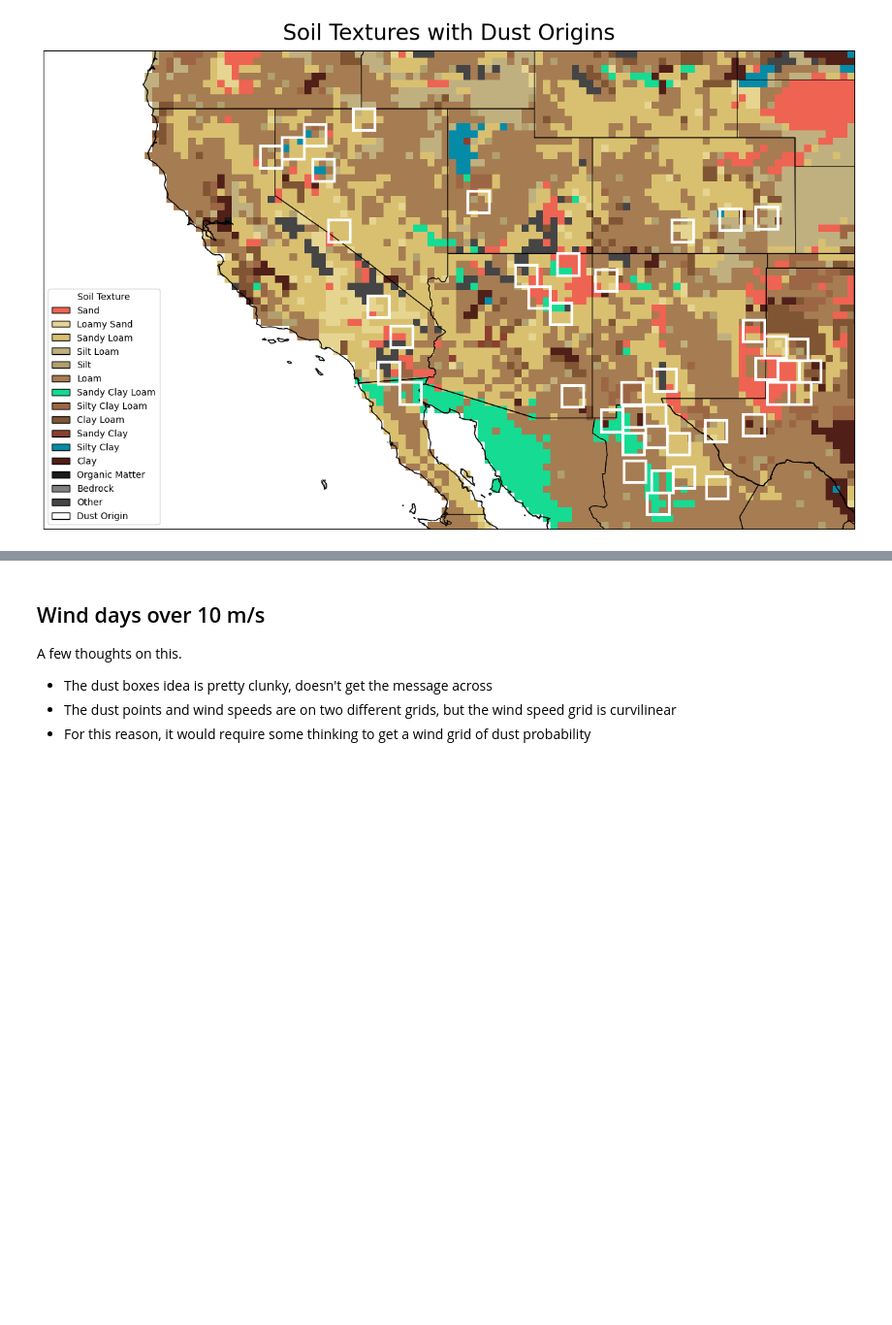
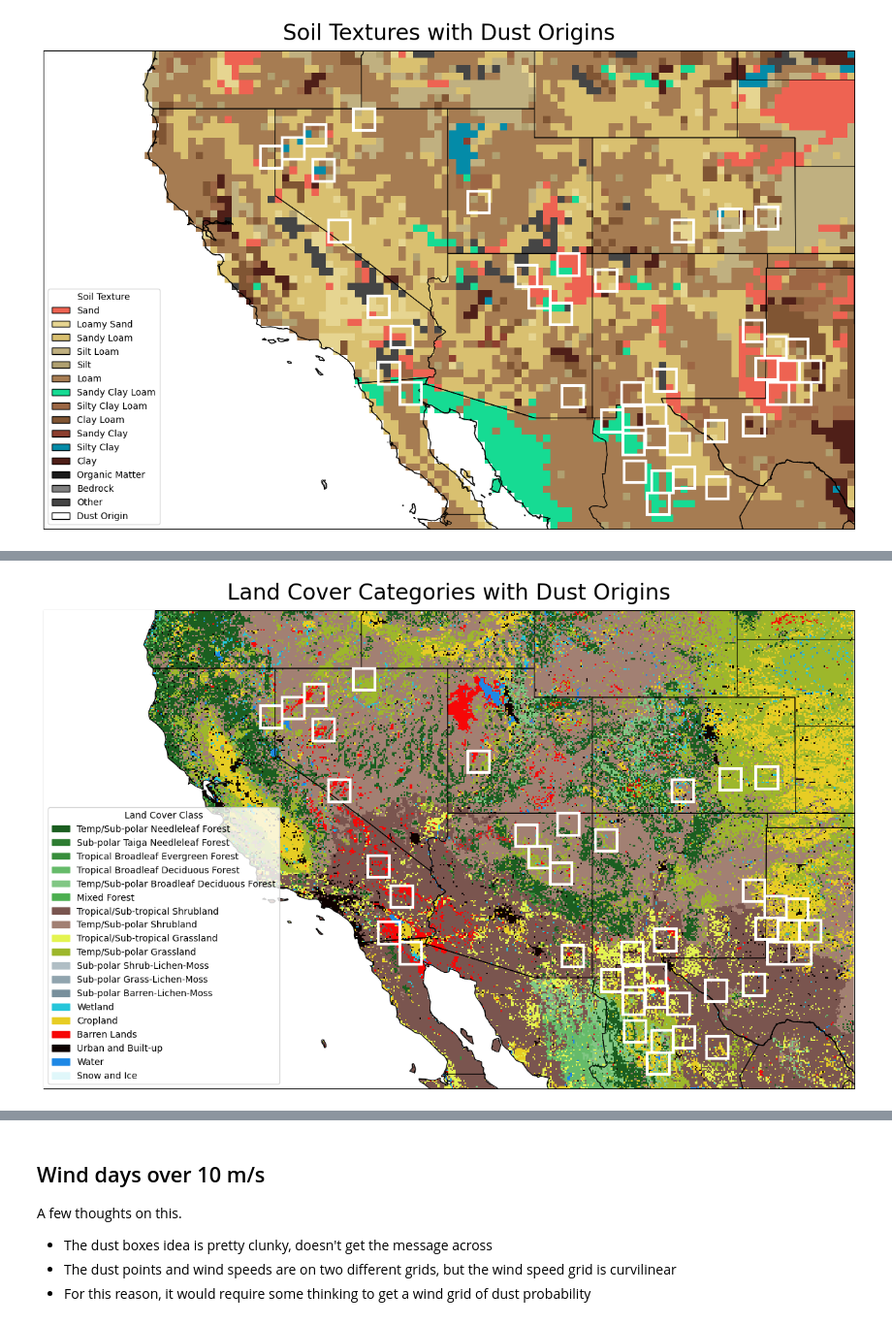
Before and after one commit to jesseturner/WLDAS_Analysis, a Jupyter notebook: ANALYSIS_map_figures.ipynb, the cells around one changed output, grey strips where cells are left out. Shown at 97% size. Drawn from its saved outputs; the diff is of its cells as text; code cells hidden in the pictures; blank space fills up the shorter version.

```diff
--- a/ANALYSIS_map_figures.ipynb
+++ b/ANALYSIS_map_figures.ipynb
@@ -316,55 +300,54 @@ def get_cec_land_cover_reprojection(cec_full, location_name):
 # %%
-def plot_land_cover_map(cec_ds, location_name):
+land_cover_dict, land_cover_colors, classes = common_functions.get_land_cover_features()
 
-    land_cover_dict, land_cover_colors, classes = common_functions.get_land_cover_features()
+codes = np.array(sorted(classes))
+names = [classes[c][0] for c in codes]
+colors = [classes[c][1] for c in codes]
 
-    codes = np.array(sorted(classes))
-    names = [classes[c][0] for c in codes]
-    colors = [classes[c][1] for c in codes]
+cmap = mcolors.ListedColormap(colors)
+cec_ds = cec_ds.where(np.isin(cec_ds, codes)) #--- Null values are not included
+norm = mcolors.BoundaryNorm(
+    boundaries=np.append(codes - 0.5, codes[-1] + 0.5),
+    ncolors=len(colors),
+)
 
-    cmap = mcolors.ListedColormap(colors)
-    cec_ds = cec_ds.where(np.isin(cec_ds, codes)) #--- Null values are not included
-    norm = mcolors.BoundaryNorm(
-        boundaries=np.append(codes - 0.5, codes[-1] + 0.5),
-        ncolors=len(colors),
-    )
+fig, ax = plt.subplots(figsize=(16, 12), subplot_kw={"projection": ccrs.PlateCarree()},)
 
-    fig, ax = plt.subplots(figsize=(16, 12), subplot_kw={"projection": ccrs.PlateCarree()},)
+cec_ds.plot(
+    ax=ax,
+    transform=ccrs.PlateCarree(),
+    cmap=cmap,
+    norm=norm,
+    add_colorbar=False,
+)
 
-    cec_ds.plot(
-        ax=ax,
-        transform=ccrs.PlateCarree(),
-        cmap=cmap,
-        norm=norm,
-        add_colorbar=False,
-    )
+add_squares_to_plot(ax)
 
-    add_squares_to_plot(ax)
+ax.set_title("Land Cover Categories with Dust Origins", fontsize=24, pad=12)
 
-    ax.set_title("Land Cover Categories with Dust Origins", fontsize=24, pad=12)
+all_states_provinces = cfeature.NaturalEarthFeature(category='cultural',
+    name='admin_1_states_provinces', scale='10m', facecolor='none')
+ax.add_feature(all_states_provinces, linewidth=0.8)
+ax.add_feature(cfeature.COASTLINE, linewidth=0.8, zorder=4)
+ax.add_feature(cfeature.BORDERS, linewidth=0.8)
+ax.add_feature(cfeature.OCEAN, facecolor='white', zorder=3)
+min_lat, max_lat, min_lon, max_lon = common_functions._get_coords_for_region(location_name)
+ax.set_extent([min_lon, max_lon, min_lat, max_lat], crs=ccrs.PlateCarree())
 
-    all_states_provinces = cfeature.NaturalEarthFeature(category='cultural',
-        name='admin_1_states_provinces', scale='10m', facecolor='none')
-    ax.add_feature(all_states_provinces, linewidth=0.8)
-    ax.add_feature(cfeature.COASTLINE, linewidth=0.8, zorder=4)
-    ax.add_feature(cfeature.BORDERS, linewidth=0.8)
-    ax.add_feature(cfeature.OCEAN, facecolor='white', zorder=3)
-    min_lat, max_lat, min_lon, max_lon = common_functions._get_coords_for_region(location_name)
-    ax.set_extent([min_lon, max_lon, min_lat, max_lat], crs=ccrs.PlateCarree())
+legend_handles = [
+    Patch(color=color, label=name)
+    for name, color in zip(names, colors)
+]
 
-    legend_handles = [
-        Patch(color=color, label=name)
-        for name, color in zip(names, colors)
-    ]
+ax.legend(
+    handles=legend_handles,
+    title="Land Cover Class",
+    loc="lower left",
+    frameon=True
+)
 
-    ax.legend(
-        handles=legend_handles,
-        title="Land Cover Class",
-        loc="lower left",
-        frameon=True
-    )
-
-    plt.tight_layout()
-    plt.show()
-
-    return
+plt.savefig(f"plots/5_land_cover_cec_1_map.png",
+            dpi=600, bbox_inches='tight')
+plt.show()
+# %% [output]
+[figure, added]
```
Also changed, not shown: parts of 14 cells of this notebook.
